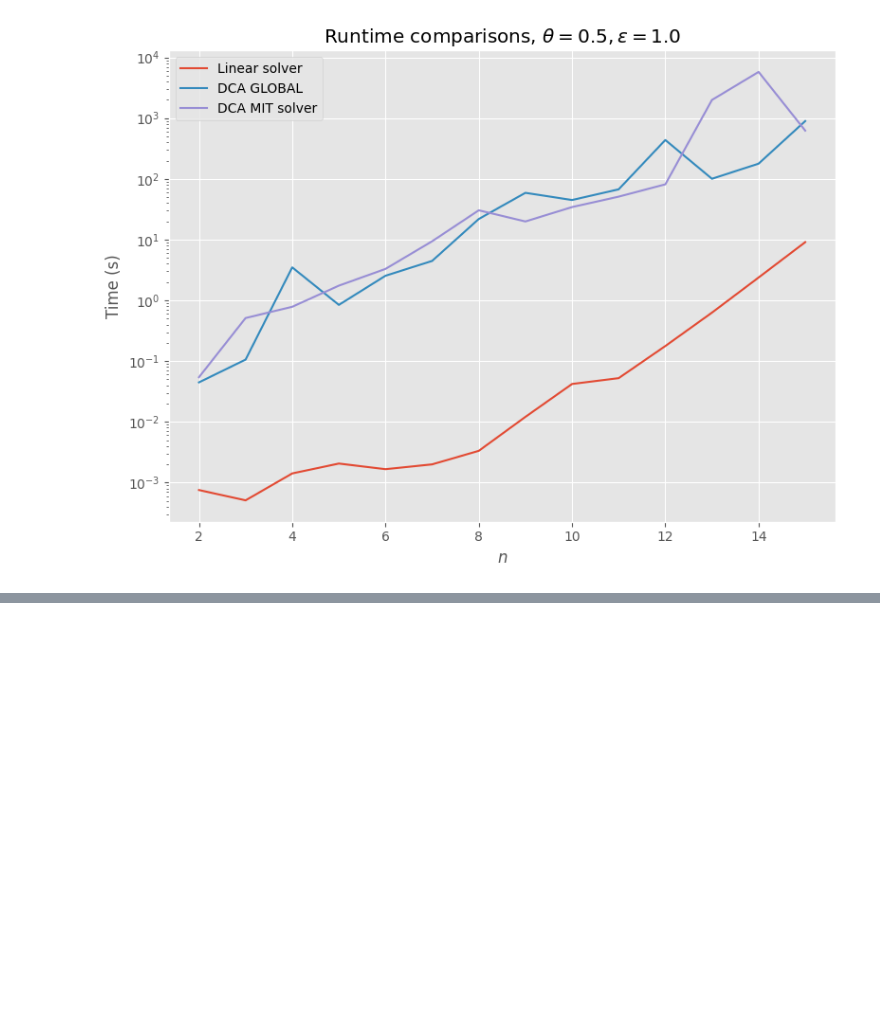
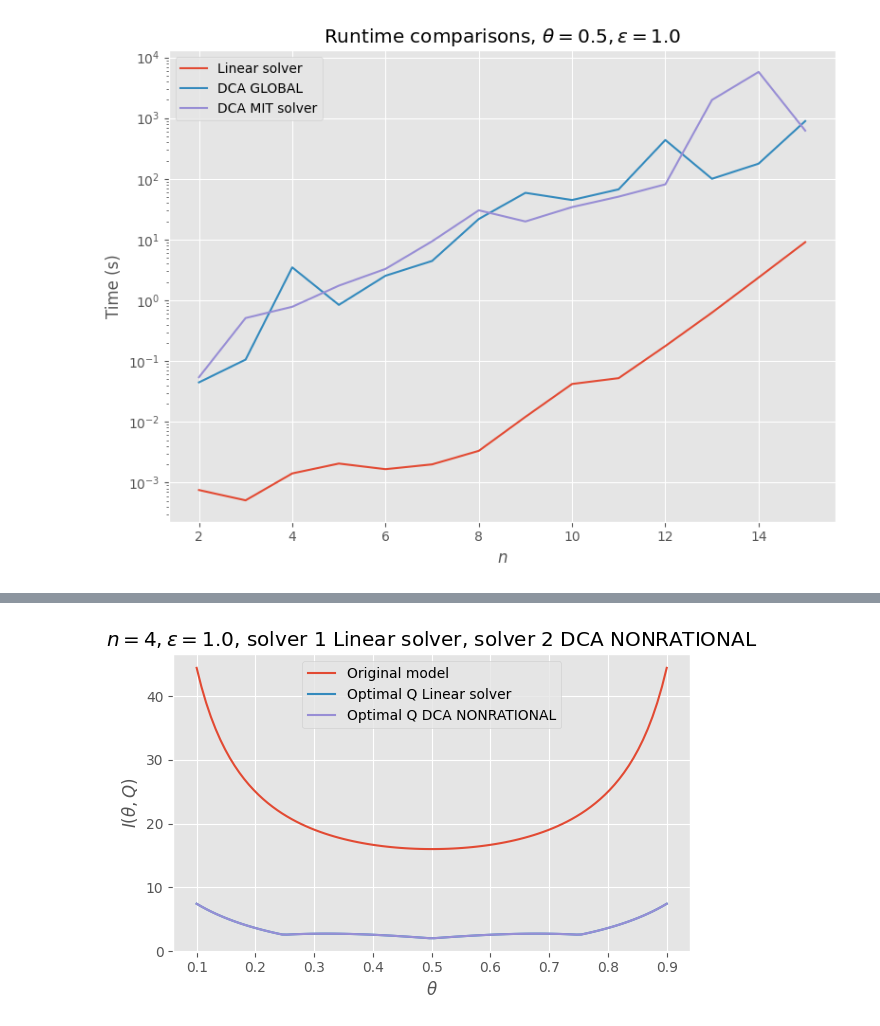
Before and after one commit to MatejVe/locally_efficient_differential_privacy, a Jupyter notebook: globally_convergent_DCA.ipynb, the cells around one changed output, grey strips where cells are left out. Saved outputs shown, nothing was run; the diff lists cells and outputs as text; code cells hidden in the pictures; blank space fills up the shorter version.

```diff
--- a/globally_convergent_DCA.ipynb
+++ b/globally_convergent_DCA.ipynb
@@ -87,0 +98,4 @@ DP_tester.compare_runtimes([linear_solver(), dca_global(), dca_mit()], [i for i
+# %%
+DP_tester.compare_fisher_two_solvers(linear_solver(), dca_nonrational(), 4, 1.0)
+# %% [output]
+[figure, added]
```
Also changed, not shown: parts of 19 cells of this notebook, 1 other file.
